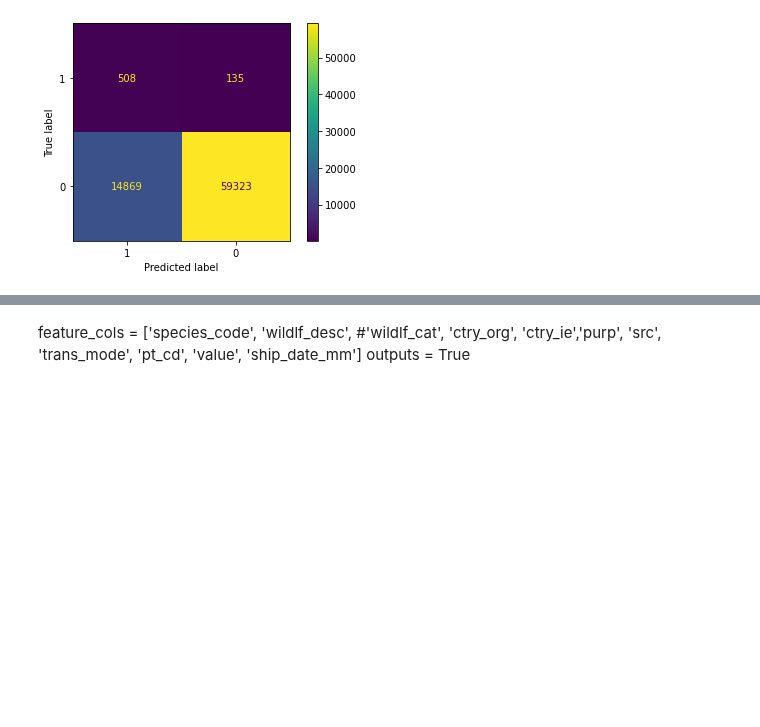
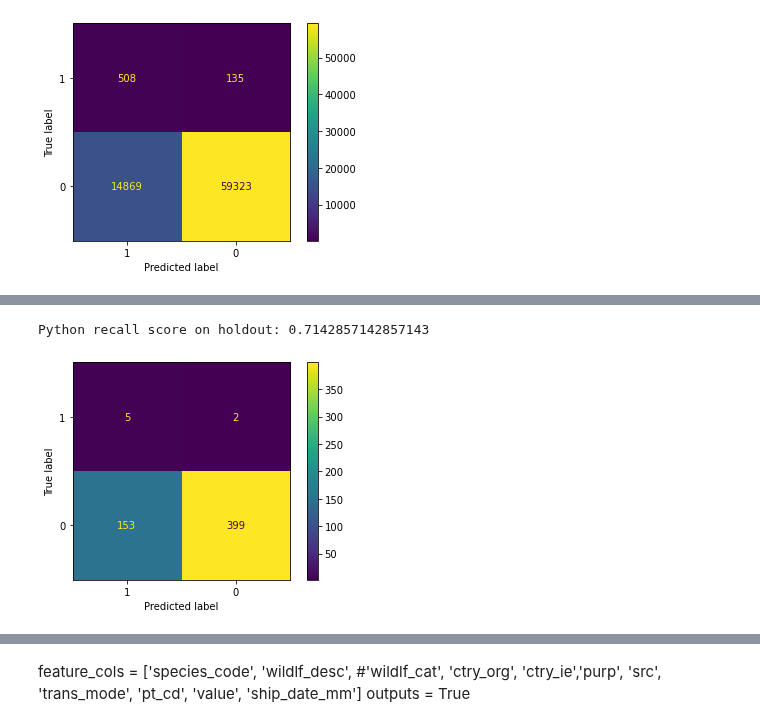
Before and after one commit to YinterestingProjects/milestone_2, a Jupyter notebook: modeling/5_tuning_export_DecisionTree2.ipynb, the cells around one changed output, grey strips where cells are left out. Drawn from its saved outputs; the diff is of its cells as text; code cells hidden in the pictures; blank space fills up the shorter version.

```diff
--- a/modeling/5_tuning_export_DecisionTree2.ipynb
+++ b/modeling/5_tuning_export_DecisionTree2.ipynb
@@ -211,0 +245,5 @@ Random Forest (best model)
+# %%
+subgroup_eval('Python', python_index, dt_predicted, y_test)
+# %% [output]
+Python recall score on holdout: 0.7142857142857143
+[figure, added]
```
Also changed, not shown: parts of 12 cells of this notebook, 23 other files.
